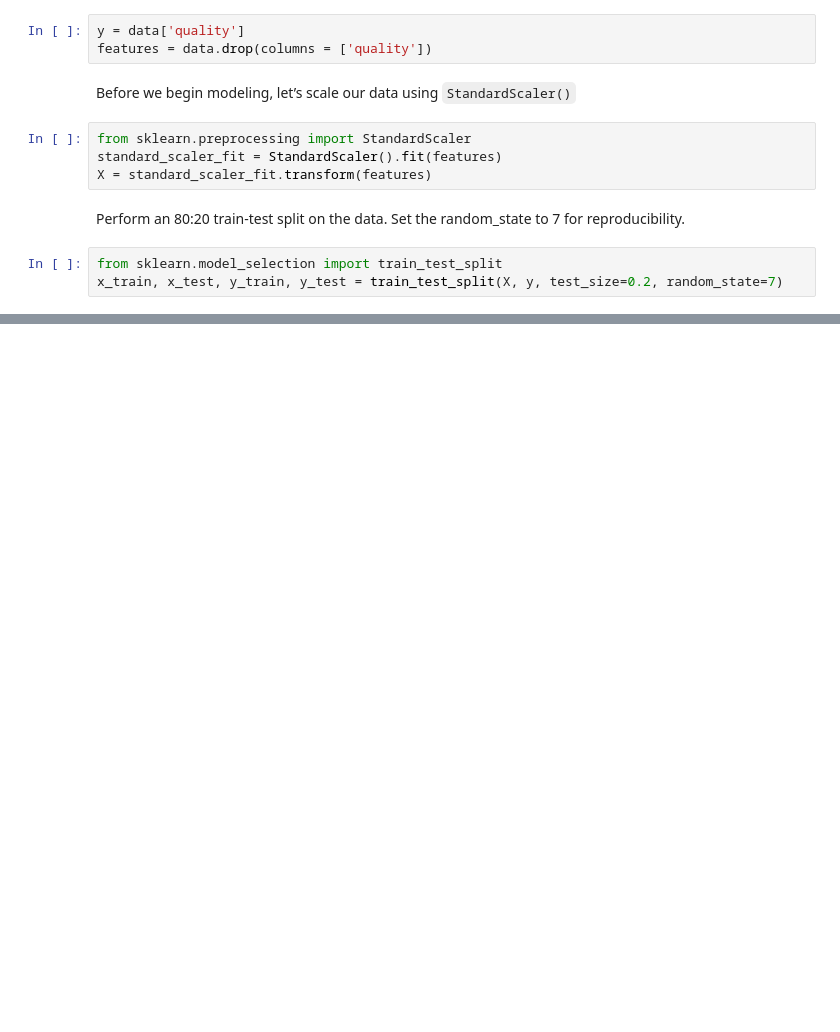
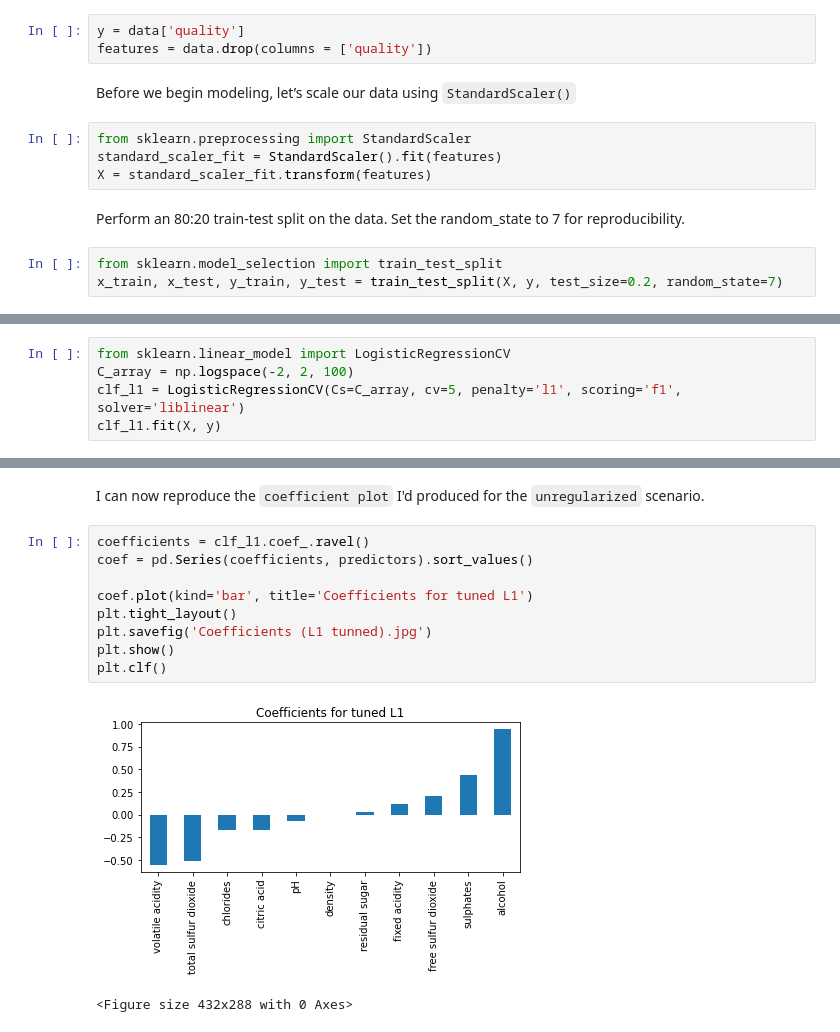
Before and after one commit to bartektl1x/Wine-Quality, a Jupyter notebook: winequality.ipynb, the cells around one changed output, grey strips where cells are left out. Drawn from its saved outputs; the diff is of its cells as text; blank space fills up the shorter version.

```diff
--- a/winequality.ipynb
+++ b/winequality.ipynb
@@ -90,0 +210,5 @@ ValueError: Target is multiclass but average='binary'. Please choose another ave
+# %%
+from sklearn.linear_model import LogisticRegressionCV
+C_array = np.logspace(-2, 2, 100)
+clf_l1 = LogisticRegressionCV(Cs=C_array, cv=5, penalty='l1', scoring='f1', solver='liblinear')
+clf_l1.fit(X, y)
@@ -90,0 +237,14 @@ ValueError: Target is multiclass but average='binary'. Please choose another ave
+# %% [markdown]
+I can now reproduce the `coefficient plot` I'd produced for the `unregularized` scenario.
+# %%
+coefficients = clf_l1.coef_.ravel()
+coef = pd.Series(coefficients, predictors).sort_values()
+
+coef.plot(kind='bar', title='Coefficients for tuned L1')
+plt.tight_layout()
+plt.savefig('Coefficients (L1 tunned).jpg')
+plt.show()
+plt.clf()
+# %% [output]
+[figure, added]
+<Figure size 432x288 with 0 Axes>
```
Also changed, not shown: parts of 34 cells of this notebook.
